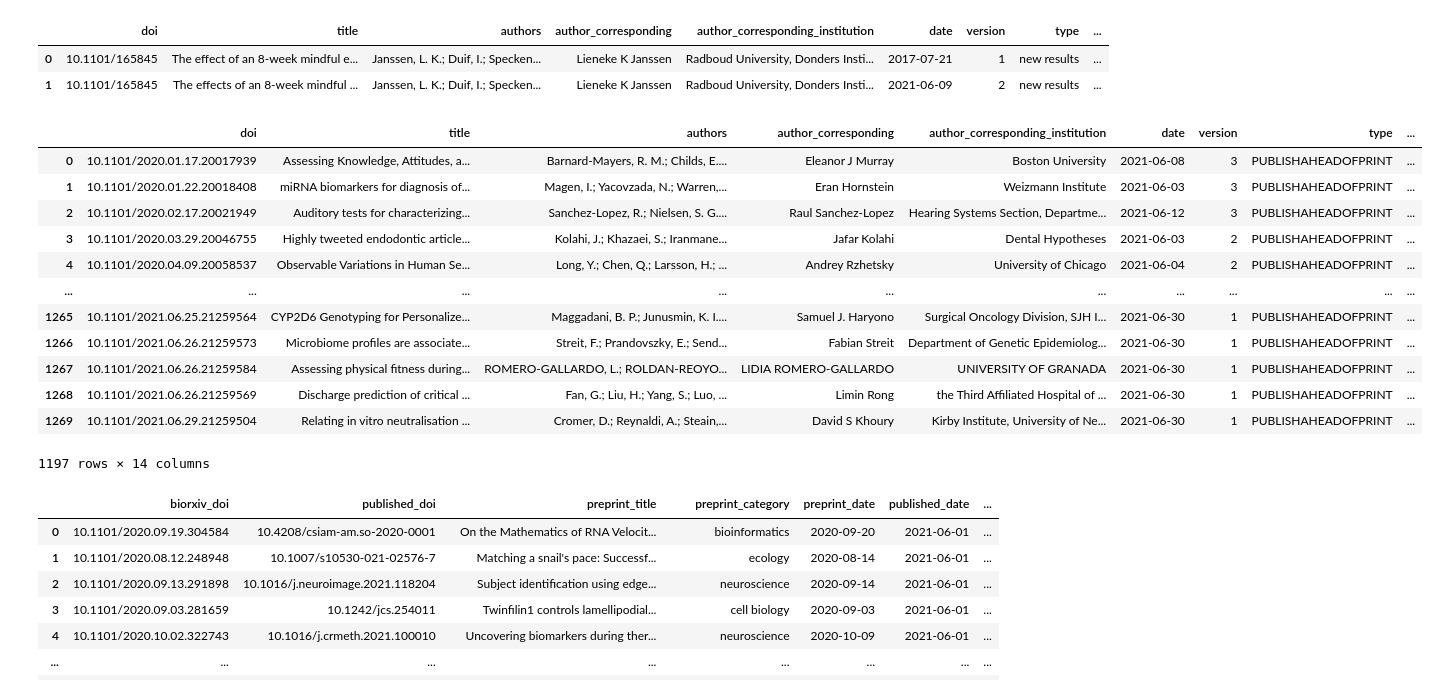
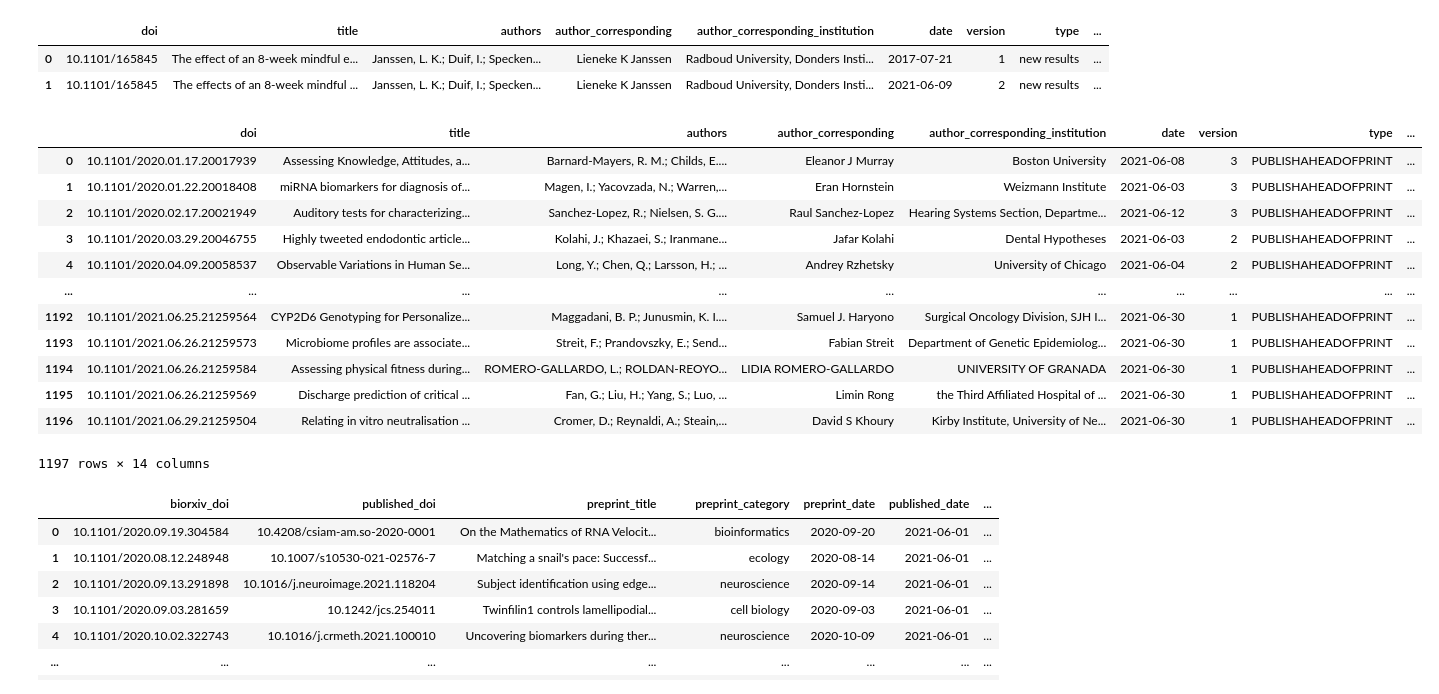
Before and after one commit to dawoeh/BioMedRxiv_API, a Jupyter notebook: retrieval.ipynb, the cells around one changed output. Cells and saved outputs as stored; diff of their text form; code cells hidden in the pictures.

```diff
--- a/retrieval.ipynb
+++ b/retrieval.ipynb
@@ -34,23 +35,26 @@ data_doi
 | 0 | 10.1101/165845 | The effect of an 8-week mindful e... | Janssen, L. K.; Duif, I.; Specken... | Lieneke K Janssen | Radboud University, Donders Insti... | 2017-07-21 | 1 | new results | ... |
 | 1 | 10.1101/165845 | The effects of an 8-week mindful ... | Janssen, L. K.; Duif, I.; Specken... | Lieneke K Janssen | Radboud University, Donders Insti... | 2021-06-09 | 2 | new results | ... |
 # %%
+date_start = '2021-06-01'
+date_end = '2021-06-30'
 server = 'medrxiv'
 data_medrxiv = date_rxiv(server, date_start, date_end)
 data_medrxiv.drop_duplicates(subset = ['doi'], keep = 'last', inplace = True)
+data_medrxiv.reset_index(drop=True, inplace=True)
 data_medrxiv
 # %% [output]
 |  | doi | title | authors | author_corresponding | author_corresponding_institution | date | version | type | ... |
 | 0 | 10.1101/2020.01.17.20017939 | Assessing Knowledge, Attitudes, a... | Barnard-Mayers, R. M.; Childs, E.... | Eleanor J Murray | Boston University | 2021-06-08 | 3 | PUBLISHAHEADOFPRINT | ... |
 | 1 | 10.1101/2020.01.22.20018408 | miRNA biomarkers for diagnosis of... | Magen, I.; Yacovzada, N.; Warren,... | Eran Hornstein | Weizmann Institute | 2021-06-03 | 3 | PUBLISHAHEADOFPRINT | ... |
 | 2 | 10.1101/2020.02.17.20021949 | Auditory tests for characterizing... | Sanchez-Lopez, R.; Nielsen, S. G.... | Raul Sanchez-Lopez | Hearing Systems Section, Departme... | 2021-06-12 | 3 | PUBLISHAHEADOFPRINT | ... |
 | 3 | 10.1101/2020.03.29.20046755 | Highly tweeted endodontic article... | Kolahi, J.; Khazaei, S.; Iranmane... | Jafar Kolahi | Dental Hypotheses | 2021-06-03 | 2 | PUBLISHAHEADOFPRINT | ... |
 | 4 | 10.1101/2020.04.09.20058537 | Observable Variations in Human Se... | Long, Y.; Chen, Q.; Larsson, H.; ... | Andrey Rzhetsky | University of Chicago | 2021-06-04 | 2 | PUBLISHAHEADOFPRINT | ... |
 | ... | ... | ... | ... | ... | ... | ... | ... | ... | ... |
-| 1265 | 10.1101/2021.06.25.21259564 | CYP2D6 Genotyping for Personalize... | Maggadani, B. P.; Junusmin, K. I.... | Samuel J. Haryono | Surgical Oncology Division, SJH I... | 2021-06-30 | 1 | PUBLISHAHEADOFPRINT | ... |
-| 1266 | 10.1101/2021.06.26.21259573 | Microbiome profiles are associate... | Streit, F.; Prandovszky, E.; Send... | Fabian Streit | Department of Genetic Epidemiolog... | 2021-06-30 | 1 | PUBLISHAHEADOFPRINT | ... |
-| 1267 | 10.1101/2021.06.26.21259584 | Assessing physical fitness during... | ROMERO-GALLARDO, L.; ROLDAN-REOYO... | LIDIA ROMERO-GALLARDO | UNIVERSITY OF GRANADA | 2021-06-30 | 1 | PUBLISHAHEADOFPRINT | ... |
-| 1268 | 10.1101/2021.06.26.21259569 | Discharge prediction of critical ... | Fan, G.; Liu, H.; Yang, S.; Luo, ... | Limin Rong | the Third Affiliated Hospital of ... | 2021-06-30 | 1 | PUBLISHAHEADOFPRINT | ... |
-| 1269 | 10.1101/2021.06.29.21259504 | Relating in vitro neutralisation ... | Cromer, D.; Reynaldi, A.; Steain,... | David S Khoury | Kirby Institute, University of Ne... | 2021-06-30 | 1 | PUBLISHAHEADOFPRINT | ... |
+| 1192 | 10.1101/2021.06.25.21259564 | CYP2D6 Genotyping for Personalize... | Maggadani, B. P.; Junusmin, K. I.... | Samuel J. Haryono | Surgical Oncology Division, SJH I... | 2021-06-30 | 1 | PUBLISHAHEADOFPRINT | ... |
+| 1193 | 10.1101/2021.06.26.21259573 | Microbiome profiles are associate... | Streit, F.; Prandovszky, E.; Send... | Fabian Streit | Department of Genetic Epidemiolog... | 2021-06-30 | 1 | PUBLISHAHEADOFPRINT | ... |
+| 1194 | 10.1101/2021.06.26.21259584 | Assessing physical fitness during... | ROMERO-GALLARDO, L.; ROLDAN-REOYO... | LIDIA ROMERO-GALLARDO | UNIVERSITY OF GRANADA | 2021-06-30 | 1 | PUBLISHAHEADOFPRINT | ... |
+| 1195 | 10.1101/2021.06.26.21259569 | Discharge prediction of critical ... | Fan, G.; Liu, H.; Yang, S.; Luo, ... | Limin Rong | the Third Affiliated Hospital of ... | 2021-06-30 | 1 | PUBLISHAHEADOFPRINT | ... |
+| 1196 | 10.1101/2021.06.29.21259504 | Relating in vitro neutralisation ... | Cromer, D.; Reynaldi, A.; Steain,... | David S Khoury | Kirby Institute, University of Ne... | 2021-06-30 | 1 | PUBLISHAHEADOFPRINT | ... |
 1197 rows × 14 columns
 # %%
 date_start = '2021-06-01'
```
Also changed, not shown: parts of 7 cells of this notebook, 1 other file.
